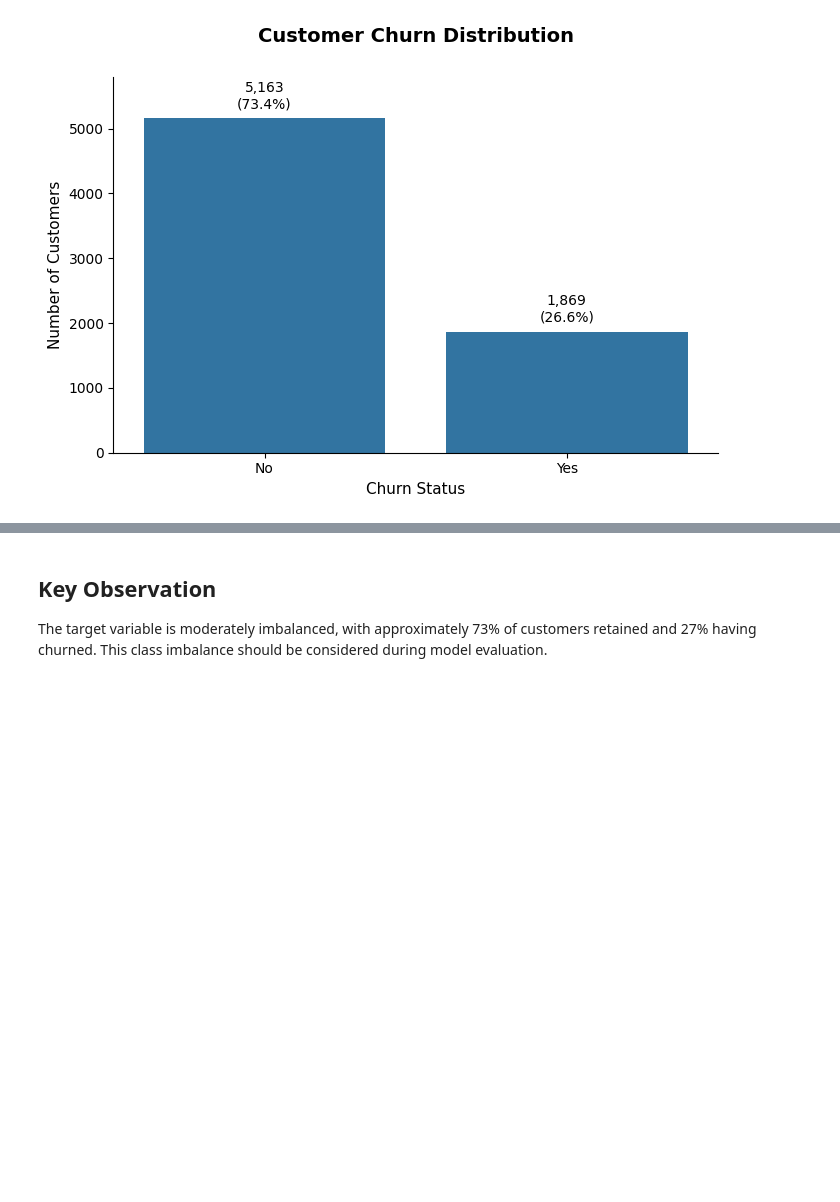
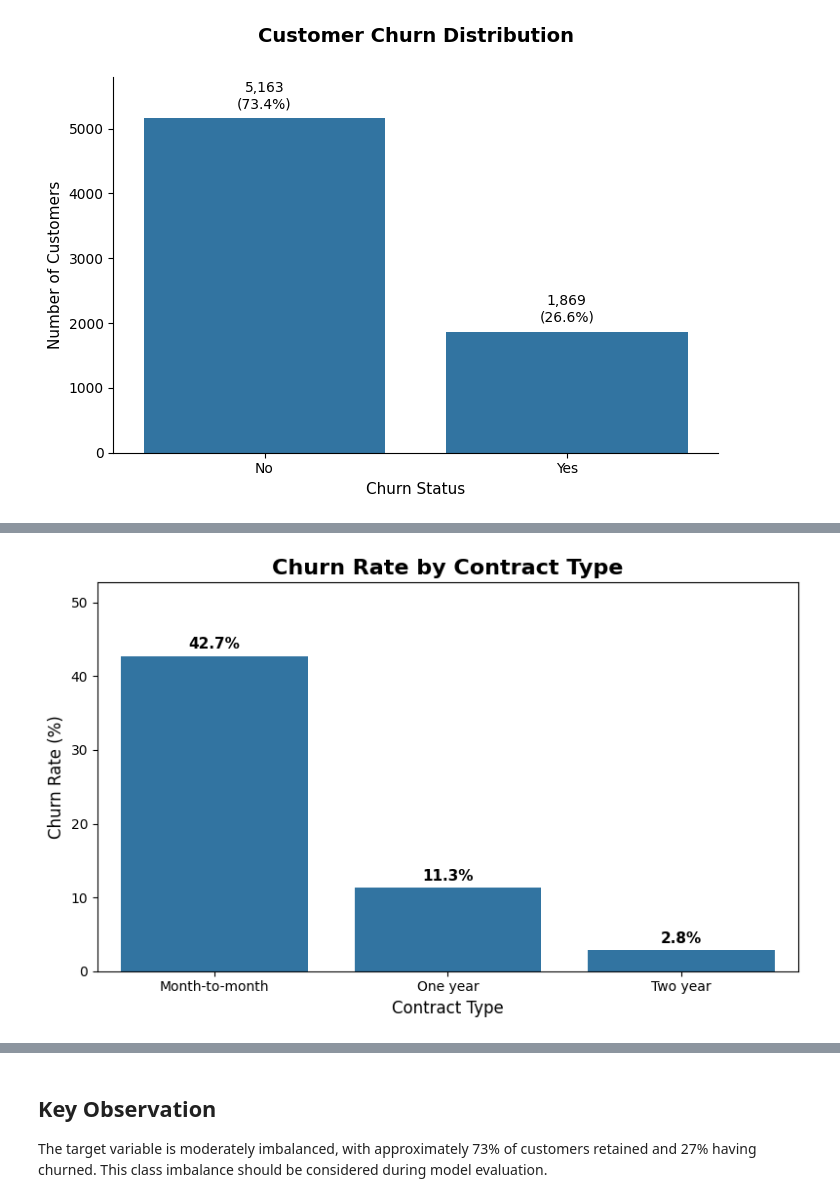
Before and after one commit to Pkhoei/customer-churn-prediction, a Jupyter notebook: notebooks/01_initial_analysis.ipynb, the cells around one changed output, grey strips where cells are left out. Cells and saved outputs as stored; diff of their text form; code cells hidden in the pictures; blank space fills up the shorter version.

Commit message:
Add churn driver analysis and visualizations

```diff
--- a/notebooks/01_initial_analysis.ipynb
+++ b/notebooks/01_initial_analysis.ipynb
@@ -169,0 +174,43 @@ plt.show()
+# %%
+# Churn rate by contract type
+
+contract_churn = (
+    df.groupby('Contract')['Churn']
+      .apply(lambda x: (x == 'Yes').mean() * 100)
+      .sort_values(ascending=False)
+)
+
+plt.figure(figsize=(8, 5))
+
+ax = sns.barplot(
+    x=contract_churn.index,
+    y=contract_churn.values
+)
+
+plt.title('Churn Rate by Contract Type', fontsize=16, fontweight='bold')
+plt.xlabel('Contract Type', fontsize=12)
+plt.ylabel('Churn Rate (%)', fontsize=12)
+
+# Add percentage labels
+for i, value in enumerate(contract_churn.values):
+    plt.text(
+        i,
+        value + 1,
+        f'{value:.1f}%',
+        ha='center',
+        fontsize=11,
+        fontweight='bold'
+    )
+
+plt.ylim(0, max(contract_churn.values) + 10)
+plt.tight_layout()
+
+plt.savefig(
+    '../images/churn_by_contract.png',
+    dpi=300,
+    bbox_inches='tight'
+)
+
+plt.show()
+# %% [output]
+[figure, added]
```
Also changed, not shown: parts of 6 cells of this notebook, 4 other files.
